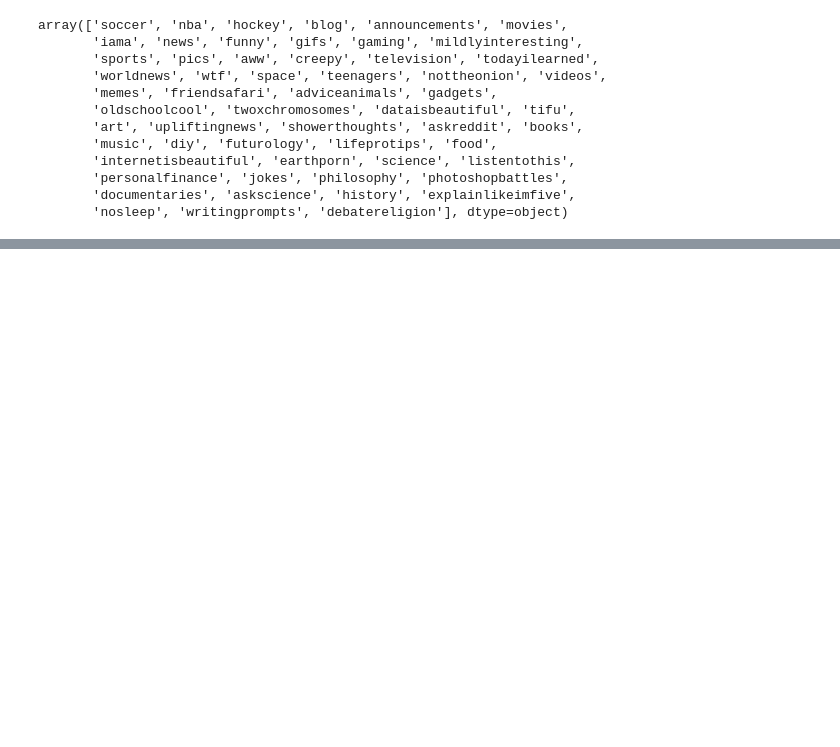
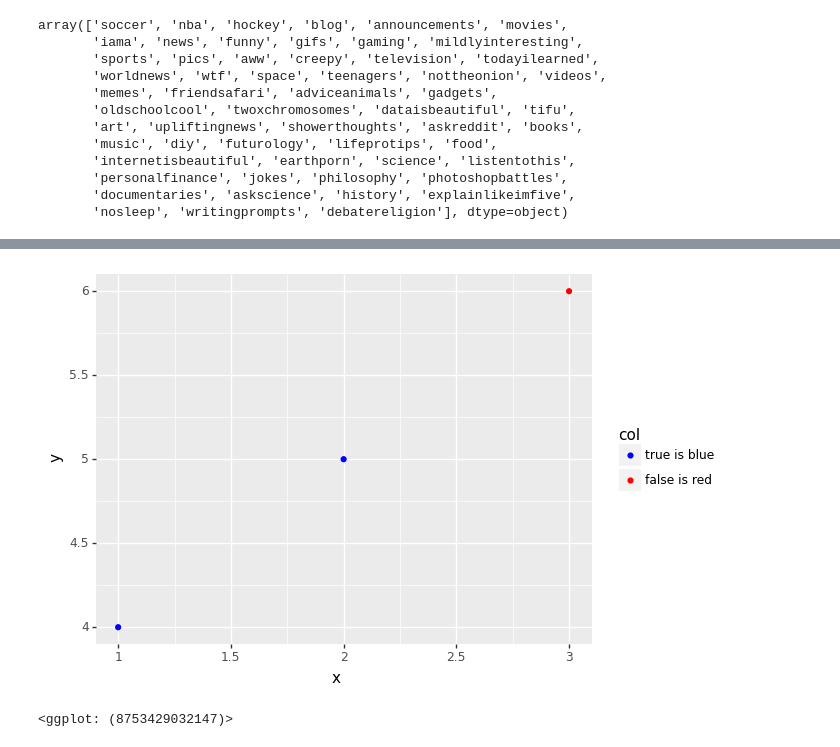
Before and after one commit to jwhendy/reddit-comment-scraper, a Jupyter notebook: comment-scraper.ipynb, the cells around one changed output, grey strips where cells are left out. Cells and saved outputs as stored; diff of their text form; code cells hidden in the pictures; blank space fills up the shorter version.

```diff
--- a/comment-scraper.ipynb
+++ b/comment-scraper.ipynb
@@ -267,0 +369,14 @@ p.save('oldest-vs-top_by-sub.png', dpi=200, width=16, height=14)
+# %%
+tmp = pd.DataFrame({'x': [1, 2, 3],
+                    'y': [4, 5, 6],
+                    'col': [True, True, False]})
+
+p = ggplot(tmp, aes(x='x', y='y', color='col')) + geom_point()
+p = p + scale_color_manual(name='col',
+                           limits=[True, False],
+                           labels=['true is blue', 'false is red'],
+                           values=['blue', 'red'])
+p
+# %% [output]
+[figure, added]
+<ggplot: (8753429032147)>
```
Also changed, not shown: parts of 15 cells of this notebook, 5 other files.
